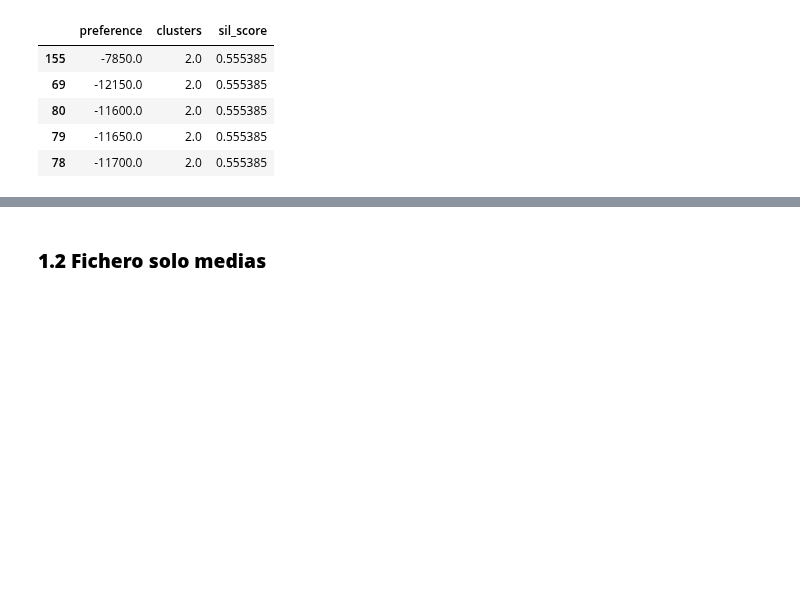
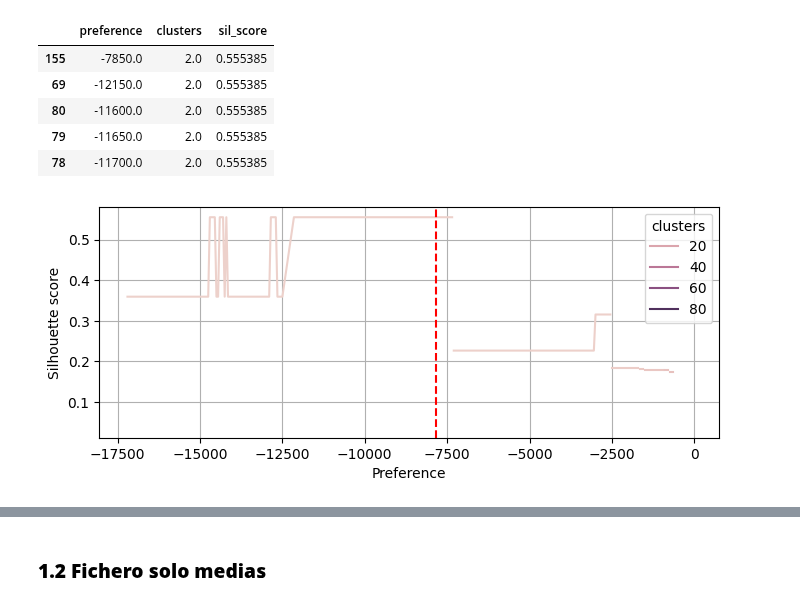
Before and after one commit to mbaroja/TFM, a Jupyter notebook: AffinityPropagation.ipynb, the cells around one changed output, grey strips where cells are left out. Saved outputs shown, nothing was run; the diff lists cells and outputs as text; code cells hidden in the pictures; blank space fills up the shorter version.

```diff
--- a/AffinityPropagation.ipynb
+++ b/AffinityPropagation.ipynb
@@ -228,6 +228,8 @@ ap_results.sort_values(by='sil_score', ascending=False).head(5)
 | 78 | -11700.0 | 2.0 | 0.555385 |
 # %%
 #Visualizar la evolución de los valores del coeficiente Silhoutte
-plot_sil_pref(ap_results, -12400)
+plot_sil_pref(ap_results, -7850)
+# %% [output]
+[figure, added]
 # %%
 #Ejecución del algoritmo con los parámetros que obtienen un mejor coeficiente Silhoutte
```
Also changed, not shown: parts of 21 cells of this notebook.
